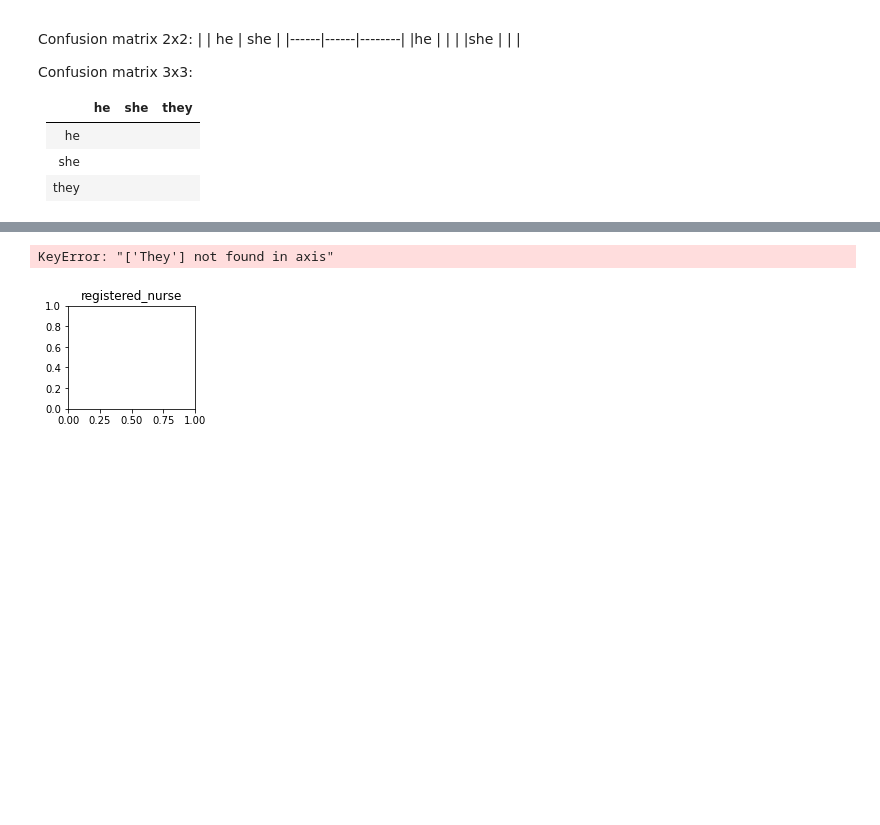
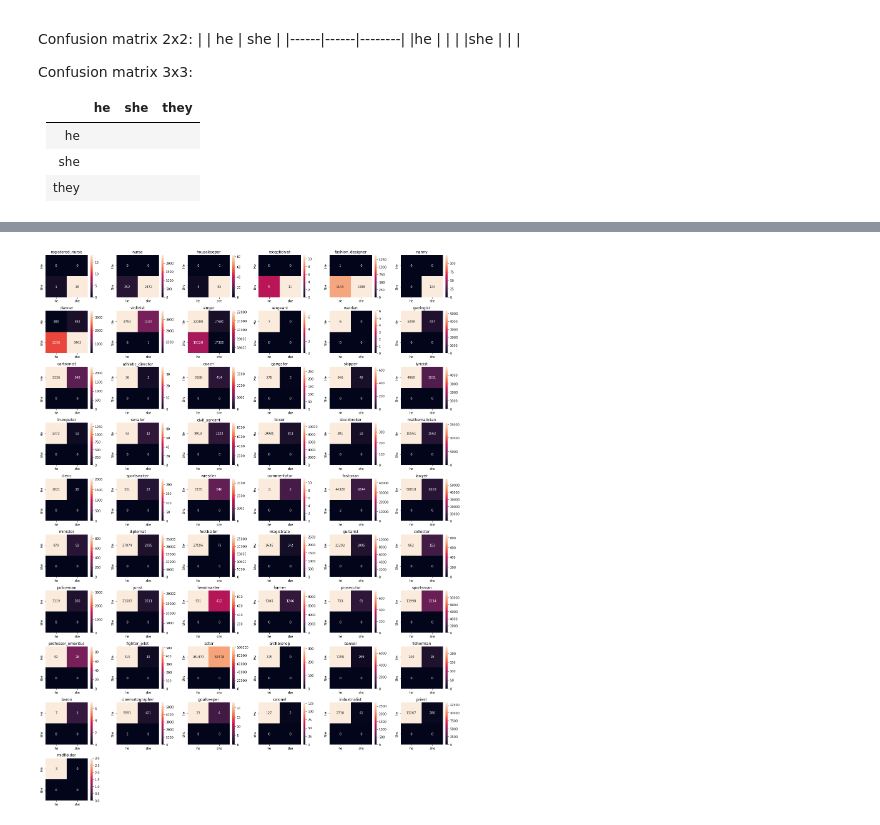
Before and after one commit to EmilPoiesz/Horn_Envelope, a Jupyter notebook: probing_eval.ipynb, the cells around one changed output, grey strips where cells are left out. Saved outputs shown, nothing was run; the diff lists cells and outputs as text; code cells hidden in the pictures; blank space fills up the shorter version.

```diff
--- a/probing_eval.ipynb
+++ b/probing_eval.ipynb
@@ -41,11 +41,11 @@ def get_matrix(model, occ_list):
     return occupation_matrices
 # %%
 matrices = get_matrix('roberta-base', occ_list)
-fig = plt.figure(figsize=(20,38))
+fig = plt.figure(figsize=(19,25))
 
 fig.subplots_adjust(hspace=0.4, wspace=0.4)
 for i, occ in enumerate(occ_list):
-    ax = fig.add_subplot(11, 5, i+1)
+    ax = fig.add_subplot(10, 6, i+1)
     ax.title.set_text(occ[0])
     sns.heatmap(matrices[occ[0]].astype('int64'), ax=ax, annot=True, fmt='d')
 fig.tight_layout()
@@ -55,17 +55,16 @@ plt.show()
 # %%
 matrices = get_matrix('roberta-base', occ_list)
-fig = plt.figure(figsize=(15,28.5))
+fig = plt.figure(figsize=(19, 25))
 
 fig.subplots_adjust(hspace=0.4, wspace=0.4)
 for i, occ in enumerate(occ_list):
-    ax = fig.add_subplot(11, 5, i+1)
+    ax = fig.add_subplot(10, 6, i+1)
     ax.title.set_text(occ[0])
     matrix = matrices[occ[0]]
-    matrix = matrix.drop('They', axis=1)
-    matrix = matrix.drop('they', axis=0)
+    matrix = matrix.drop('they', axis=1)
+    matrix = matrix.drop('They', axis=0)
     sns.heatmap(matrix.astype('int64'), ax=ax, annot=True, fmt='d')
 fig.tight_layout()
 plt.show()
 # %% [output]
-KeyError: "['They'] not found in axis"
-[figure, old version]
+[figure, new version]
```
Also changed, not shown: parts of 1 cell of this notebook.
